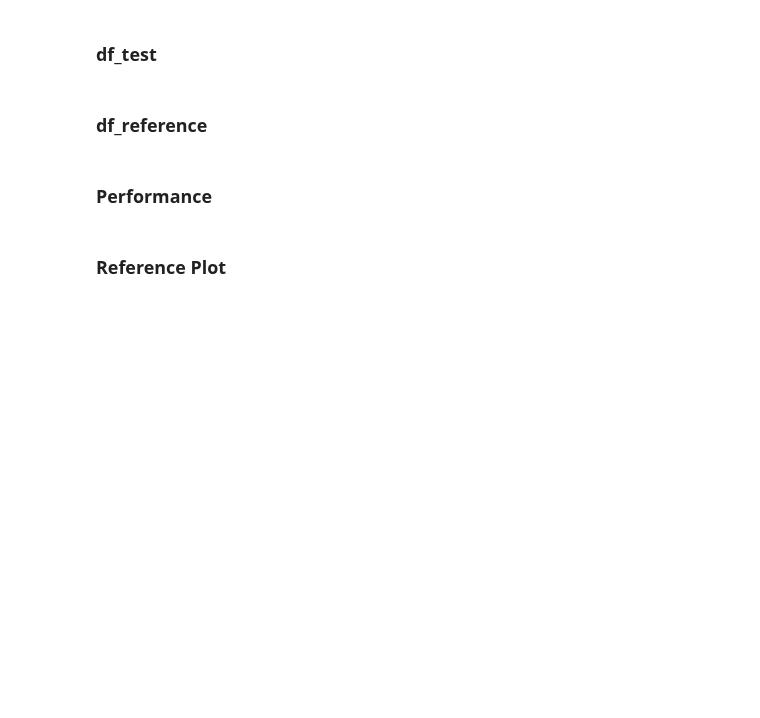
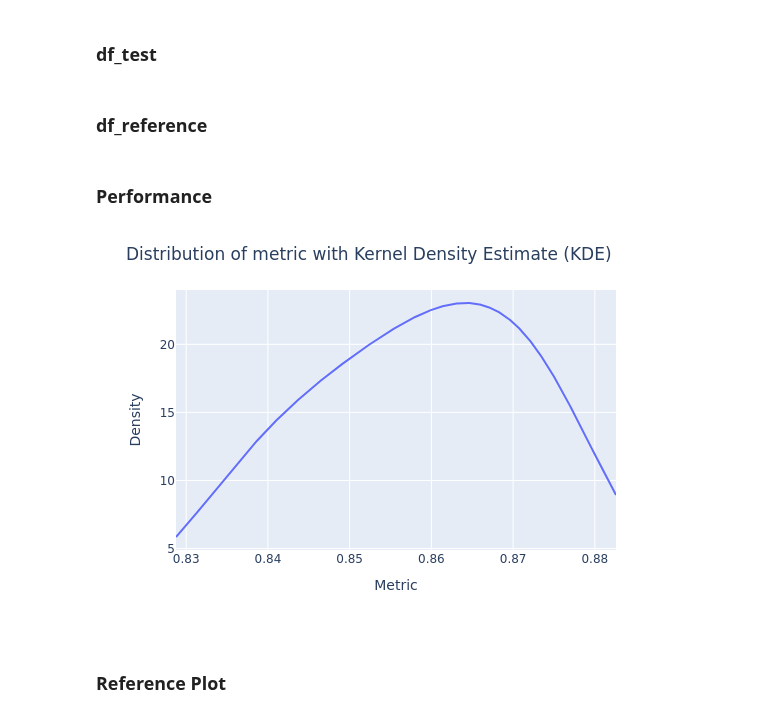
Before and after one commit to HeyLucasLeao/tinyshift, a Jupyter notebook: tinyshift/examples/tracker.ipynb, the cells around one changed output. Saved outputs shown, nothing was run; the diff lists cells and outputs as text; code cells hidden in the pictures; blank space fills up the shorter version.

```diff
--- a/tinyshift/examples/tracker.ipynb
+++ b/tinyshift/examples/tracker.ipynb
@@ -101,5 +99,12 @@ df_reference["prediction"] = y_pred
+# %%
+y_grouped = df_reference.groupby(pd.Grouper(key="datetime", freq="W"))["target"].apply(np.asarray)
+y_pred_grouped = df_reference.groupby(pd.Grouper(key="datetime", freq="W"))["prediction"].apply(np.asarray)
+# %%
+tracker = PerformanceTracker(y_grouped, y_pred_grouped)
 # %%
-#tracker.plot.kde(fig_type="png")
+tracker.plot.kde(fig_type="png")
+# %% [output]
+[figure, added]
 # %% [markdown]
 ### Reference Plot
 # %%
```
Also changed, not shown: parts of 14 cells of this notebook, 1 other file.
